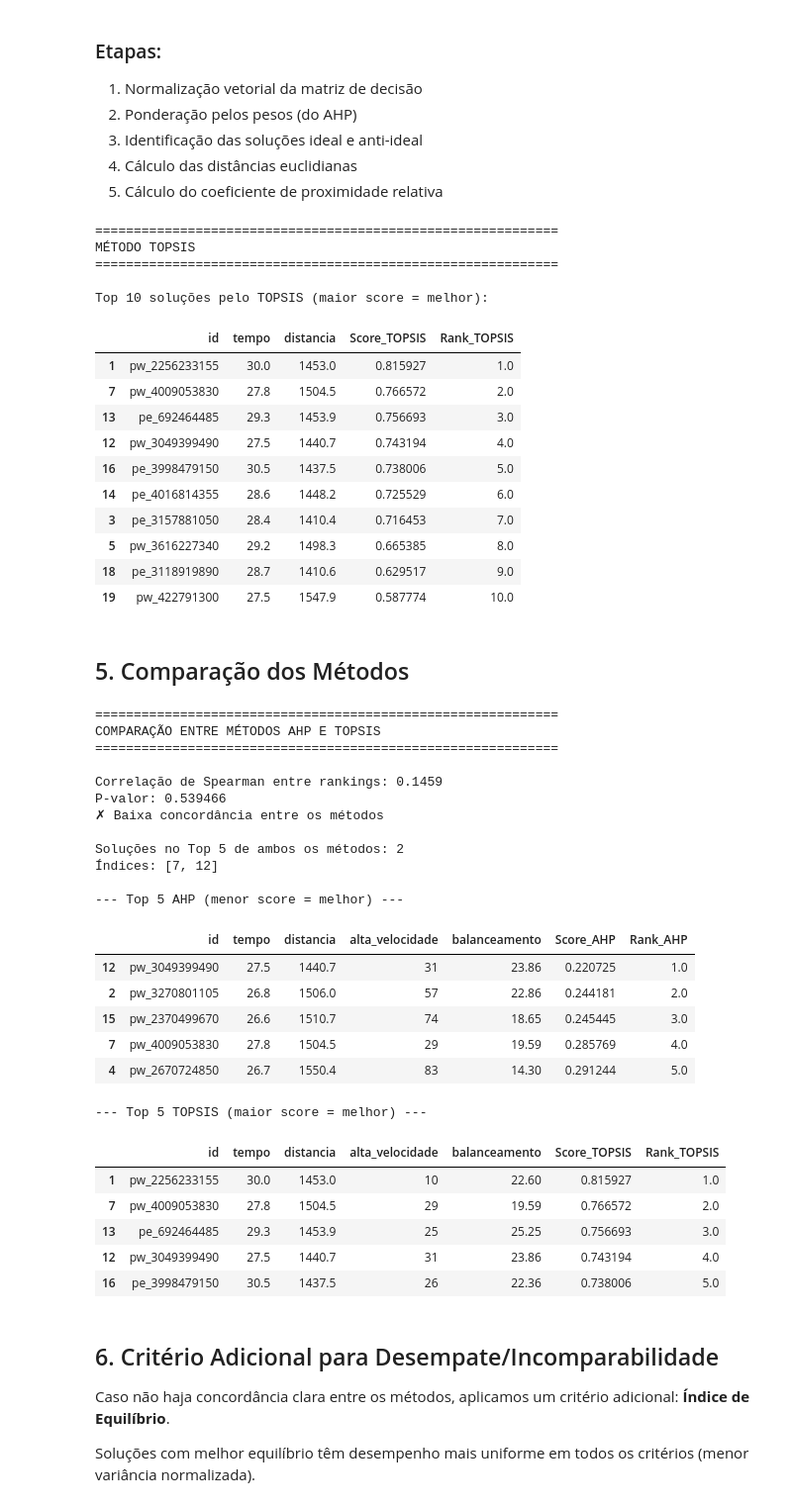
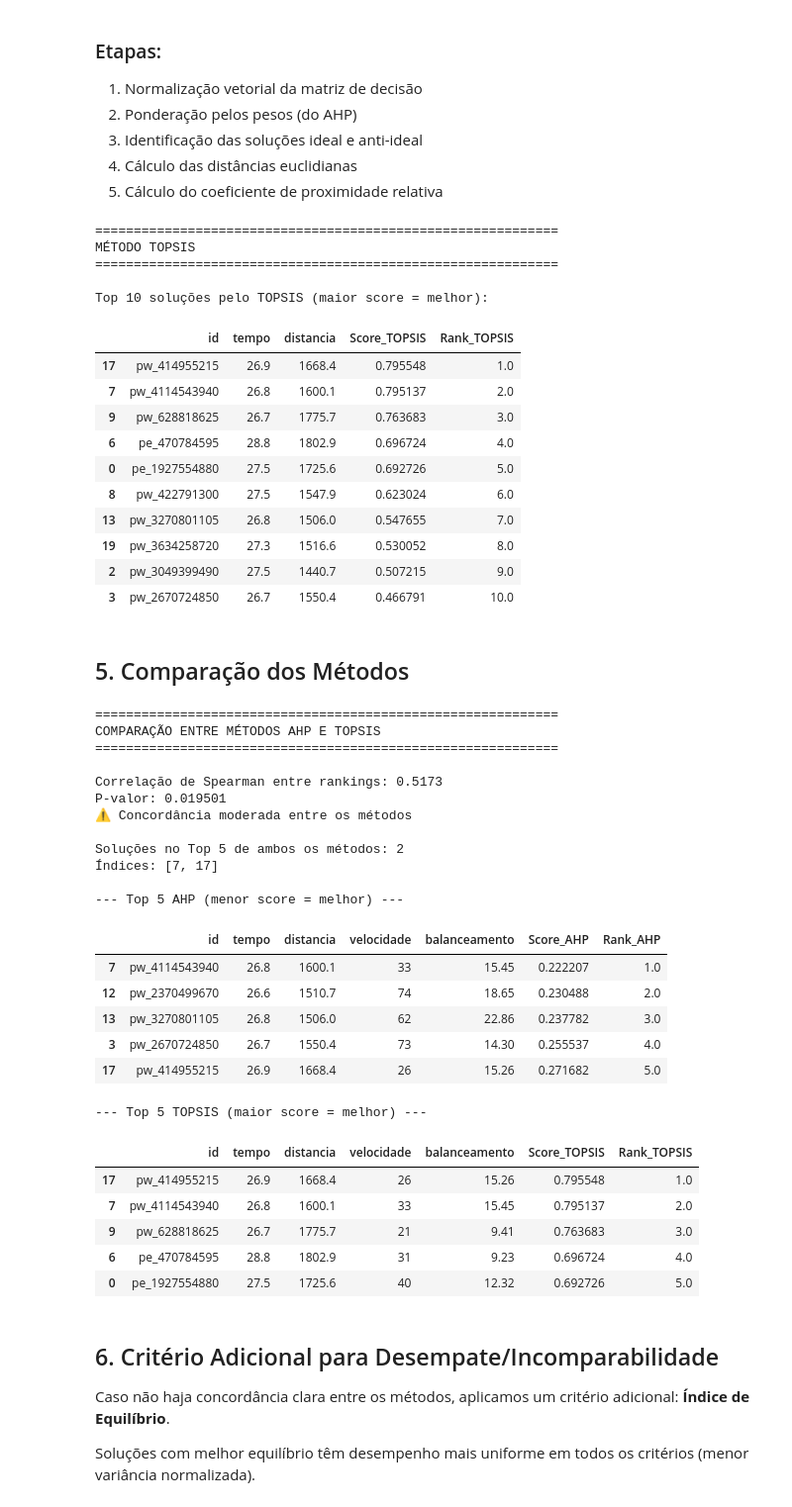
Before and after one commit to AndreRezende1999/tc-teoria-da-decisao-tsp, a Jupyter notebook: TD_TC3_Decisao_Multicriterio.ipynb, the cells around one changed output. Shown: that part at 99% size. Drawn from its saved outputs; the diff is of its cells as text; code cells hidden in the pictures.

```diff
--- a/TD_TC3_Decisao_Multicriterio.ipynb
+++ b/TD_TC3_Decisao_Multicriterio.ipynb
@@ -80,7 +80,7 @@ Estatísticas dos atributos:
 
 Aplicamos o conceito de dominância de Pareto para filtrar apenas as soluções não-dominadas, e selecionamos até 20 soluções bem distribuídas ao longo da fronteira.
 # %%
-criterios_minimizacao = ['tempo', 'distancia', 'alta_velocidade', 'balanceamento']
+criterios_minimizacao = ['tempo', 'distancia', 'velocidade', 'balanceamento']
 
 
 def eh_dominada(idx, df, criterios):
@@ -153,5 +153,5 @@ df_analise = selecionar_bem_distribuidas(df_nao_dominadas, criterios_minimizacao
 print(f"Soluções selecionadas para análise: {len(df_analise)}")
 
 print("\nSoluções selecionadas:")
-df_analise[['id', 'metodo', 'tempo', 'distancia', 'alta_velocidade', 'balanceamento']]
+df_analise[['id', 'metodo', 'tempo', 'distancia', 'velocidade', 'balanceamento']]
 # %% [output]
@@ -372,16 +363,16 @@ MÉTODO TOPSIS
 
 Top 10 soluções pelo TOPSIS (maior score = melhor):
 |  | id | tempo | distancia | Score_TOPSIS | Rank_TOPSIS |
-| 1 | pw_2256233155 | 30.0 | 1453.0 | 0.815927 | 1.0 |
-| 7 | pw_4009053830 | 27.8 | 1504.5 | 0.766572 | 2.0 |
-| 13 | pe_692464485 | 29.3 | 1453.9 | 0.756693 | 3.0 |
-| 12 | pw_3049399490 | 27.5 | 1440.7 | 0.743194 | 4.0 |
-| 16 | pe_3998479150 | 30.5 | 1437.5 | 0.738006 | 5.0 |
-| 14 | pe_4016814355 | 28.6 | 1448.2 | 0.725529 | 6.0 |
-| 3 | pe_3157881050 | 28.4 | 1410.4 | 0.716453 | 7.0 |
-| 5 | pw_3616227340 | 29.2 | 1498.3 | 0.665385 | 8.0 |
-| 18 | pe_3118919890 | 28.7 | 1410.6 | 0.629517 | 9.0 |
-| 19 | pw_422791300 | 27.5 | 1547.9 | 0.587774 | 10.0 |
+| 17 | pw_414955215 | 26.9 | 1668.4 | 0.795548 | 1.0 |
+| 7 | pw_4114543940 | 26.8 | 1600.1 | 0.795137 | 2.0 |
+| 9 | pw_628818625 | 26.7 | 1775.7 | 0.763683 | 3.0 |
+| 6 | pe_470784595 | 28.8 | 1802.9 | 0.696724 | 4.0 |
+| 0 | pe_1927554880 | 27.5 | 1725.6 | 0.692726 | 5.0 |
+| 8 | pw_422791300 | 27.5 | 1547.9 | 0.623024 | 6.0 |
+| 13 | pw_3270801105 | 26.8 | 1506.0 | 0.547655 | 7.0 |
+| 19 | pw_3634258720 | 27.3 | 1516.6 | 0.530052 | 8.0 |
+| 2 | pw_3049399490 | 27.5 | 1440.7 | 0.507215 | 9.0 |
+| 3 | pw_2670724850 | 26.7 | 1550.4 | 0.466791 | 10.0 |
 # %% [markdown]
 ## 5. Comparação dos Métodos
 # %%
@@ -396,52 +387,52 @@ print(f"\nCorrelação de Spearman entre rankings: {correlacao:.4f}")
 print(f"P-valor: {p_value:.6f}")
 
 if correlacao > 0.7:
     print("✓ Alta concordância entre os métodos")
 elif correlacao > 0.4:
     print("⚠ Concordância moderada entre os métodos")
 else:
     print("✗ Baixa concordância entre os métodos")
 
 # Comparar Top 5
 top5_ahp = set(df_analise.nsmallest(5, 'Score_AHP').index)
 top5_topsis = set(df_analise.nlargest(5, 'Score_TOPSIS').index)
 solucoes_comuns = top5_ahp.intersection(top5_topsis)
 
 print(f"\nSoluções no Top 5 de ambos os métodos: {len(solucoes_comuns)}")
 if solucoes_comuns:
     print(f"Índices: {sorted(solucoes_comuns)}")
 
 print("\n--- Top 5 AHP (menor score = melhor) ---")
-display(df_analise.nsmallest(5, 'Score_AHP')[['id', 'tempo', 'distancia', 'alta_velocidade', 'balanceamento', 'Score_AHP', 'Rank_AHP']])
+display(df_analise.nsmallest(5, 'Score_AHP')[['id', 'tempo', 'distancia', 'velocidade', 'balanceamento', 'Score_AHP', 'Rank_AHP']])
 
 print("\n--- Top 5 TOPSIS (maior score = melhor) ---")
-display(df_analise.nlargest(5, 'Score_TOPSIS')[['id', 'tempo', 'distancia', 'alta_velocidade', 'balanceamento', 'Score_TOPSIS', 'Rank_TOPSIS']])
+display(df_analise.nlargest(5, 'Score_TOPSIS')[['id', 'tempo', 'distancia', 'velocidade', 'balanceamento', 'Score_TOPSIS', 'Rank_TOPSIS']])
 # %% [output]
 ============================================================
 COMPARAÇÃO ENTRE MÉTODOS AHP E TOPSIS
 ============================================================
 
-Correlação de Spearman entre rankings: 0.1459
-P-valor: 0.539466
-✗ Baixa concordância entre os métodos
+Correlação de Spearman entre rankings: 0.5173
+P-valor: 0.019501
+⚠ Concordância moderada entre os métodos
 
 Soluções no Top 5 de ambos os métodos: 2
-Índices: [7, 12]
+Índices: [7, 17]
 
 --- Top 5 AHP (menor score = melhor) ---
-|  | id | tempo | distancia | alta_velocidade | balanceamento | Score_AHP | Rank_AHP |
-| 12 | pw_3049399490 | 27.5 | 1440.7 | 31 | 23.86 | 0.220725 | 1.0 |
-| 2 | pw_3270801105 | 26.8 | 1506.0 | 57 | 22.86 | 0.244181 | 2.0 |
-| 15 | pw_2370499670 | 26.6 | 1510.7 | 74 | 18.65 | 0.245445 | 3.0 |
-| 7 | pw_4009053830 | 27.8 | 1504.5 | 29 | 19.59 | 0.285769 | 4.0 |
-| 4 | pw_2670724850 | 26.7 | 1550.4 | 83 | 14.30 | 0.291244 | 5.0 |
+|  | id | tempo | distancia | velocidade | balanceamento | Score_AHP | Rank_AHP |
+| 7 | pw_4114543940 | 26.8 | 1600.1 | 33 | 15.45 | 0.222207 | 1.0 |
+| 12 | pw_2370499670 | 26.6 | 1510.7 | 74 | 18.65 | 0.230488 | 2.0 |
+| 13 | pw_3270801105 | 26.8 | 1506.0 | 62 | 22.86 | 0.237782 | 3.0 |
+| 3 | pw_2670724850 | 26.7 | 1550.4 | 73 | 14.30 | 0.255537 | 4.0 |
+| 17 | pw_414955215 | 26.9 | 1668.4 | 26 | 15.26 | 0.271682 | 5.0 |
 --- Top 5 TOPSIS (maior score = melhor) ---
-|  | id | tempo | distancia | alta_velocidade | balanceamento | Score_TOPSIS | Rank_TOPSIS |
-| 1 | pw_2256233155 | 30.0 | 1453.0 | 10 | 22.60 | 0.815927 | 1.0 |
-| 7 | pw_4009053830 | 27.8 | 1504.5 | 29 | 19.59 | 0.766572 | 2.0 |
-| 13 | pe_692464485 | 29.3 | 1453.9 | 25 | 25.25 | 0.756693 | 3.0 |
-| 12 | pw_3049399490 | 27.5 | 1440.7 | 31 | 23.86 | 0.743194 | 4.0 |
-| 16 | pe_3998479150 | 30.5 | 1437.5 | 26 | 22.36 | 0.738006 | 5.0 |
+|  | id | tempo | distancia | velocidade | balanceamento | Score_TOPSIS | Rank_TOPSIS |
+| 17 | pw_414955215 | 26.9 | 1668.4 | 26 | 15.26 | 0.795548 | 1.0 |
+| 7 | pw_4114543940 | 26.8 | 1600.1 | 33 | 15.45 | 0.795137 | 2.0 |
+| 9 | pw_628818625 | 26.7 | 1775.7 | 21 | 9.41 | 0.763683 | 3.0 |
+| 6 | pe_470784595 | 28.8 | 1802.9 | 31 | 9.23 | 0.696724 | 4.0 |
+| 0 | pe_1927554880 | 27.5 | 1725.6 | 40 | 12.32 | 0.692726 | 5.0 |
 # %% [markdown]
 ## 6. Critério Adicional para Desempate/Incomparabilidade
 
```
Also changed, not shown: parts of 10 cells of this notebook, 11 other files.
